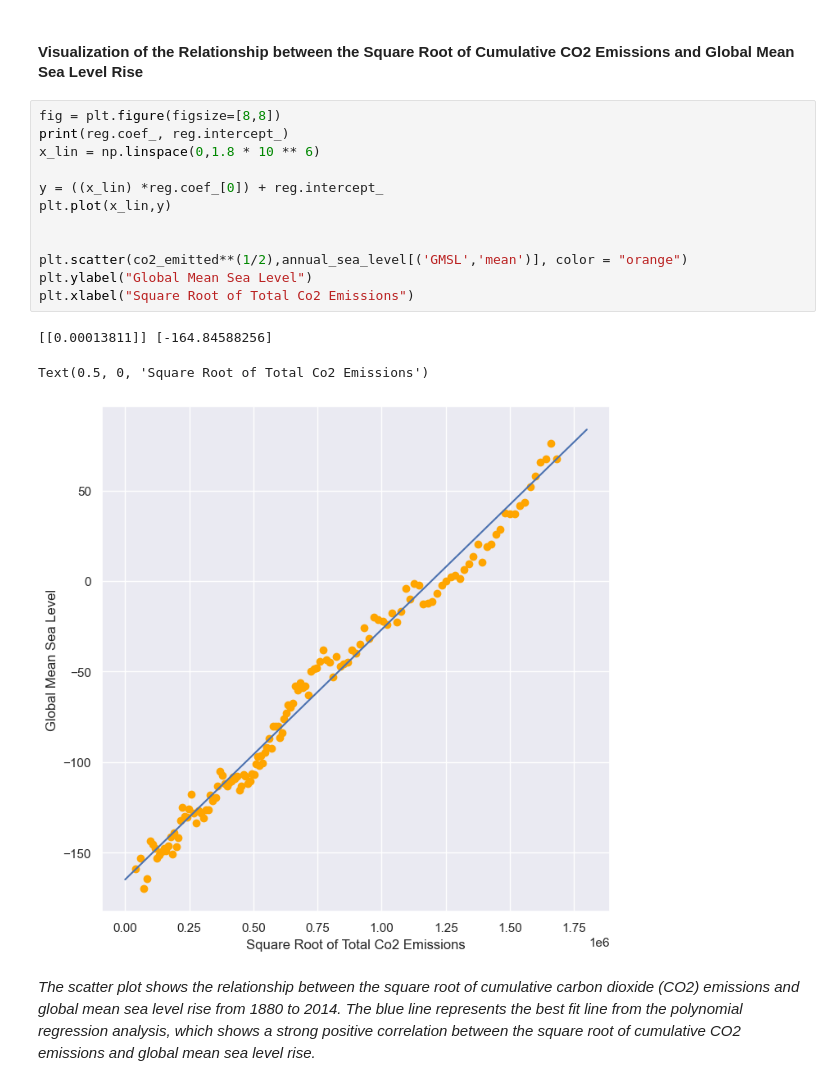
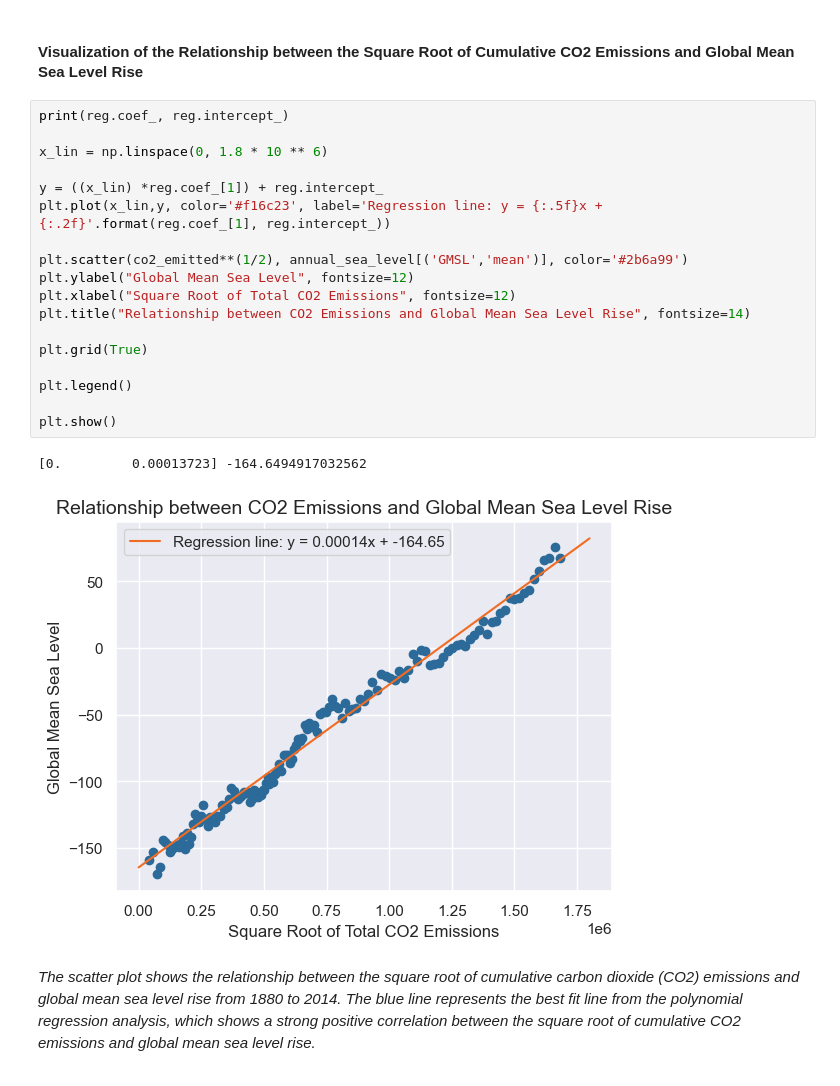
Before and after one commit to fuchenru/How-have-carbon-emissions-affected-climate-change-, a Jupyter notebook: CMSE 202 Final Project.ipynb, the cells around one changed output. Saved outputs shown, nothing was run; the diff lists cells and outputs as text.

```diff
--- a/CMSE 202 Final Project.ipynb
+++ b/CMSE 202 Final Project.ipynb
@@ -413,20 +408,25 @@ Text(0.5, 1.0, 'Relationship between CO2 Emissions and Global Mean Sea Level Ris
 # %% [markdown]
 #### Visualization of the Relationship between the Square Root of Cumulative CO2 Emissions and Global Mean Sea Level Rise
 # %%
-fig = plt.figure(figsize=[8,8])
 print(reg.coef_, reg.intercept_)
-x_lin = np.linspace(0,1.8 * 10 ** 6)
 
-y = ((x_lin) *reg.coef_[0]) + reg.intercept_
-plt.plot(x_lin,y)
+x_lin = np.linspace(0, 1.8 * 10 ** 6)
 
+y = ((x_lin) *reg.coef_[1]) + reg.intercept_
+plt.plot(x_lin,y, color='#f16c23', label='Regression line: y = {:.5f}x + {:.2f}'.format(reg.coef_[1], reg.intercept_))
 
-plt.scatter(co2_emitted**(1/2),annual_sea_level[('GMSL','mean')], color = "orange")
-plt.ylabel("Global Mean Sea Level")
-plt.xlabel("Square Root of Total Co2 Emissions")
+plt.scatter(co2_emitted**(1/2), annual_sea_level[('GMSL','mean')], color='#2b6a99')
+plt.ylabel("Global Mean Sea Level", fontsize=12)
+plt.xlabel("Square Root of Total CO2 Emissions", fontsize=12)
+plt.title("Relationship between CO2 Emissions and Global Mean Sea Level Rise", fontsize=14)
+
+plt.grid(True)
+
+plt.legend()
+
+plt.show()
 # %% [output]
-[[0.00013811]] [-164.84588256]
+[0.         0.00013723] -164.6494917032562
-Text(0.5, 0, 'Square Root of Total Co2 Emissions')
-[figure, old version]
+[figure, new version]
 # %% [markdown]
 *The scatter plot shows the relationship between the square root of cumulative carbon dioxide (CO2) emissions and global mean sea level rise from 1880 to 2014. The blue line represents the best fit line from the polynomial regression analysis, which shows a strong positive correlation between the square root of cumulative CO2 emissions and global mean sea level rise.*
```
Also changed, not shown: parts of 29 cells of this notebook.
